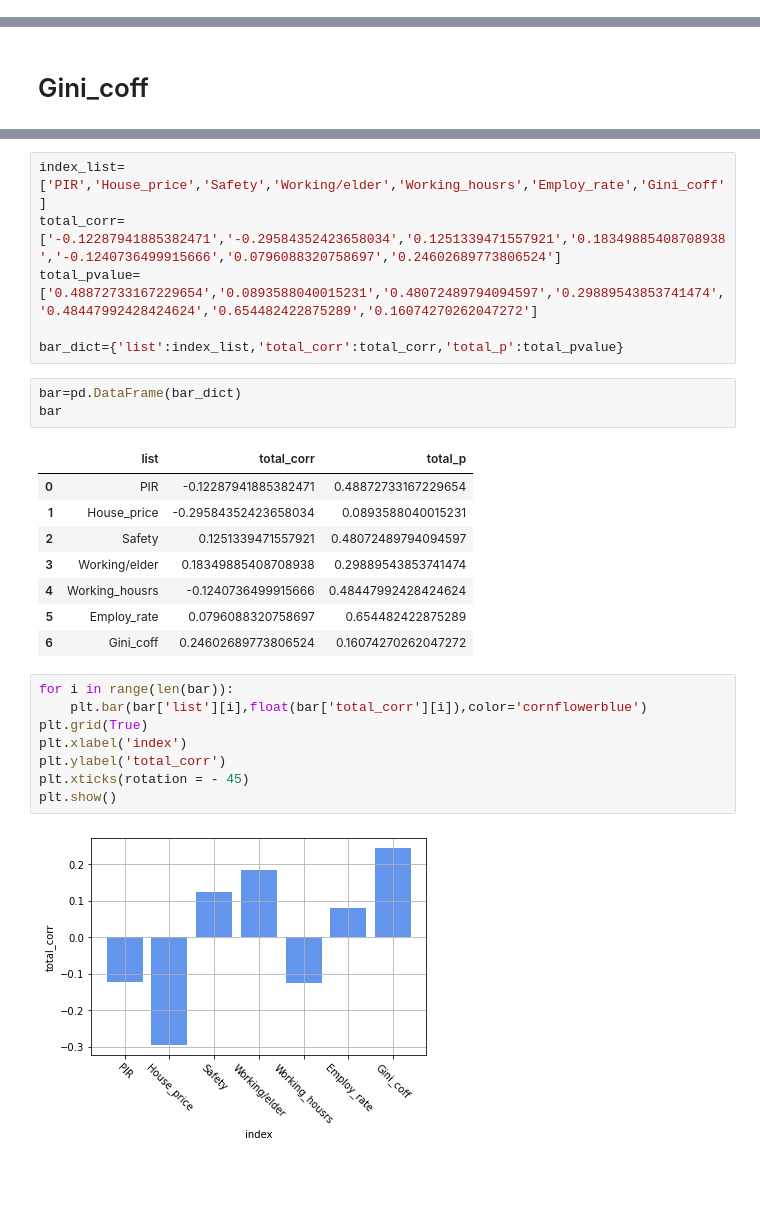
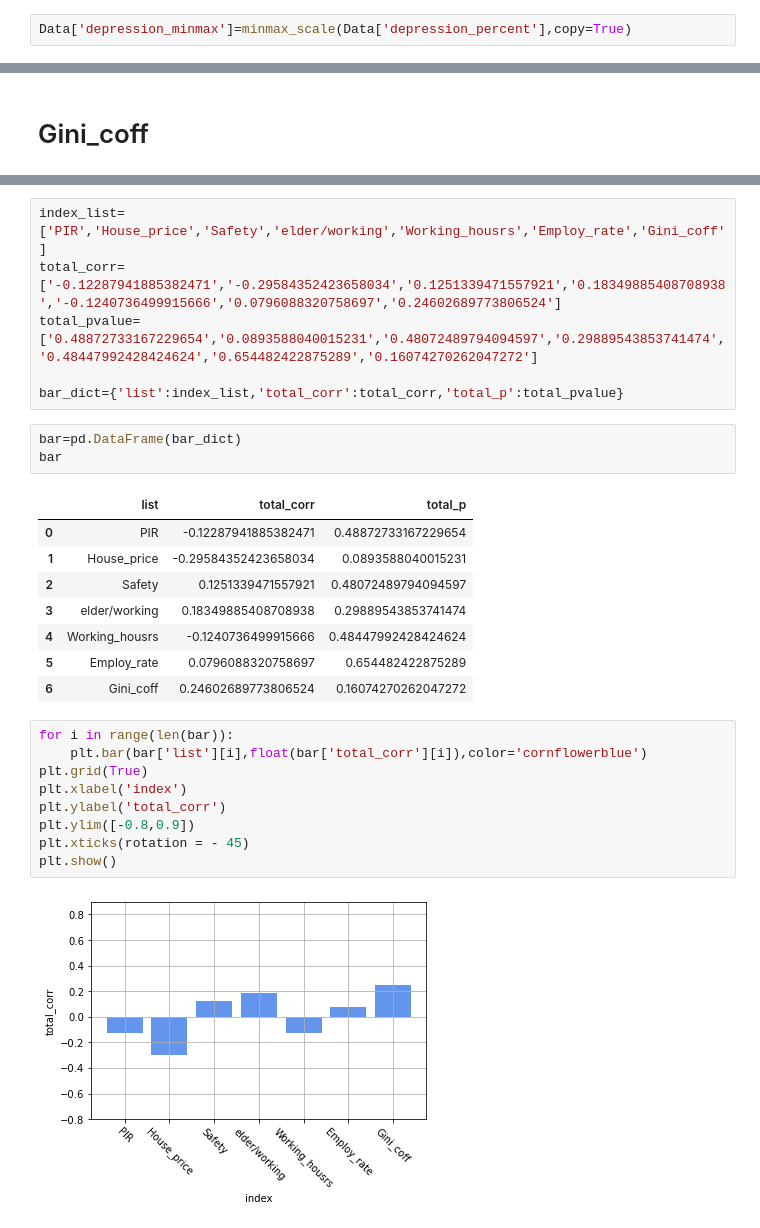
Before and after one commit to kjyju3955/BigdataProgramming, a Jupyter notebook: 프로젝트/depression.ipynb, the cells around one changed output, grey strips where cells are left out. Saved outputs shown, nothing was run; the diff lists cells and outputs as text; blank space fills up the shorter version.

```diff
--- a/프로젝트/depression.ipynb
+++ b/프로젝트/depression.ipynb
@@ -35,3 +42,5 @@ Data
+# %%
+Data['depression_minmax']=minmax_scale(Data['depression_percent'],copy=True)
 # %%
 plt.figure(figsize=(15,7))
 plt.bar(Data['Entity'],Data['depression_percent'])
@@ -262,5 +607,5 @@ Gini_coff_corr : SpearmanrResult(correlation=0.24602689773806524, pvalue=0.16074
 # %%
-index_list=['PIR','House_price','Safety','Working/elder','Working_housrs','Employ_rate','Gini_coff']
+index_list=['PIR','House_price','Safety','elder/working','Working_housrs','Employ_rate','Gini_coff']
 total_corr=['-0.12287941885382471','-0.29584352423658034','0.1251339471557921','0.18349885408708938','-0.1240736499915666','0.0796088320758697','0.24602689773806524']
 total_pvalue=['0.48872733167229654','0.0893588040015231','0.48072489794094597','0.29889543853741474','0.48447992428424624','0.654482422875289','0.16074270262047272']
 
@@ -273,17 +618,18 @@ bar
 | 0 | PIR | -0.12287941885382471 | 0.48872733167229654 |
 | 1 | House_price | -0.29584352423658034 | 0.0893588040015231 |
 | 2 | Safety | 0.1251339471557921 | 0.48072489794094597 |
-| 3 | Working/elder | 0.18349885408708938 | 0.29889543853741474 |
+| 3 | elder/working | 0.18349885408708938 | 0.29889543853741474 |
 | 4 | Working_housrs | -0.1240736499915666 | 0.48447992428424624 |
 | 5 | Employ_rate | 0.0796088320758697 | 0.654482422875289 |
 | 6 | Gini_coff | 0.24602689773806524 | 0.16074270262047272 |
 # %%
 for i in range(len(bar)):
     plt.bar(bar['list'][i],float(bar['total_corr'][i]),color='cornflowerblue')
 plt.grid(True)
 plt.xlabel('index')
 plt.ylabel('total_corr')
+plt.ylim([-0.8,0.9])
 plt.xticks(rotation = - 45)
 plt.show()
 # %% [output]
-[figure, old version]
+[figure, new version]
```
Also changed, not shown: parts of 24 cells of this notebook, 2 other files.
